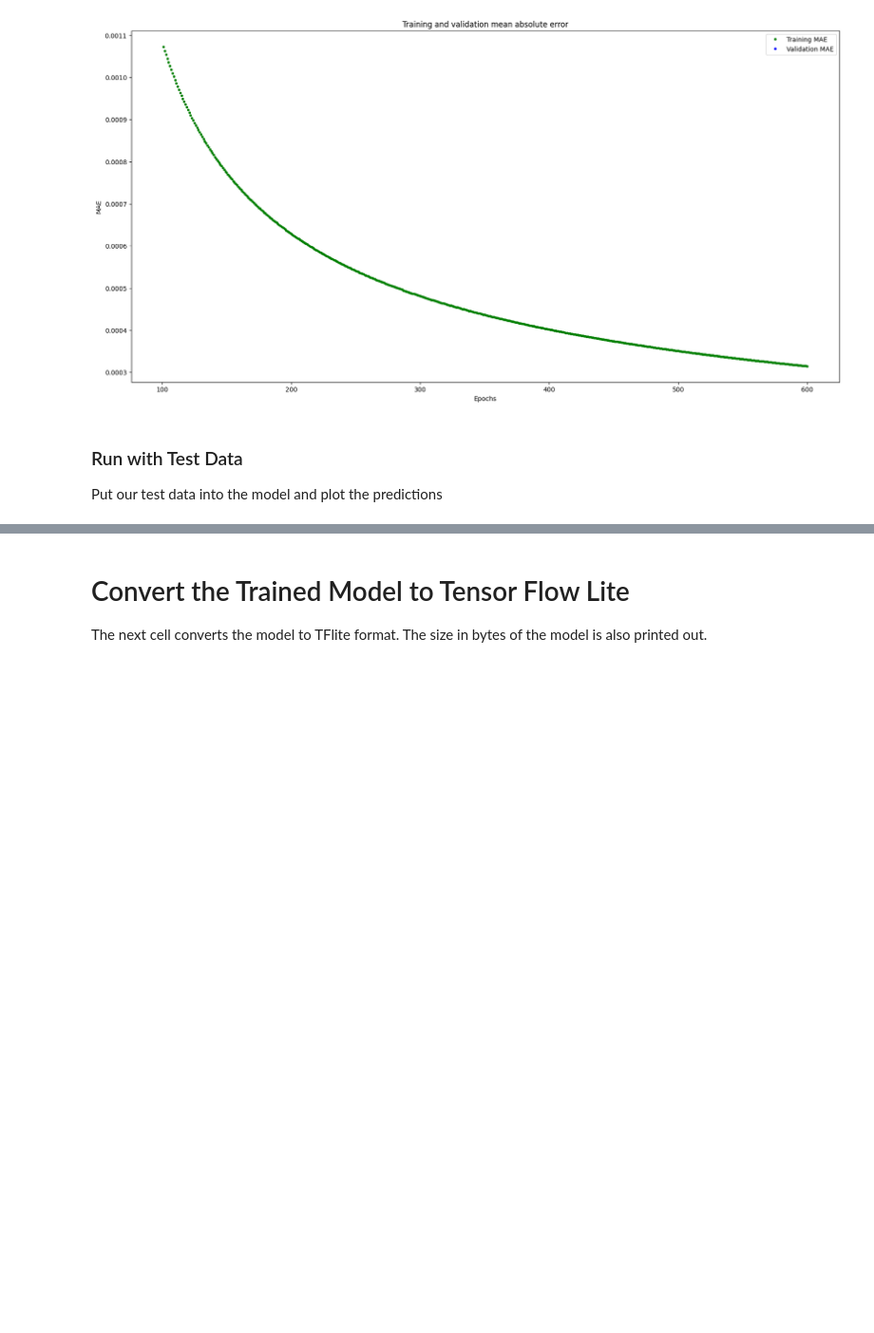
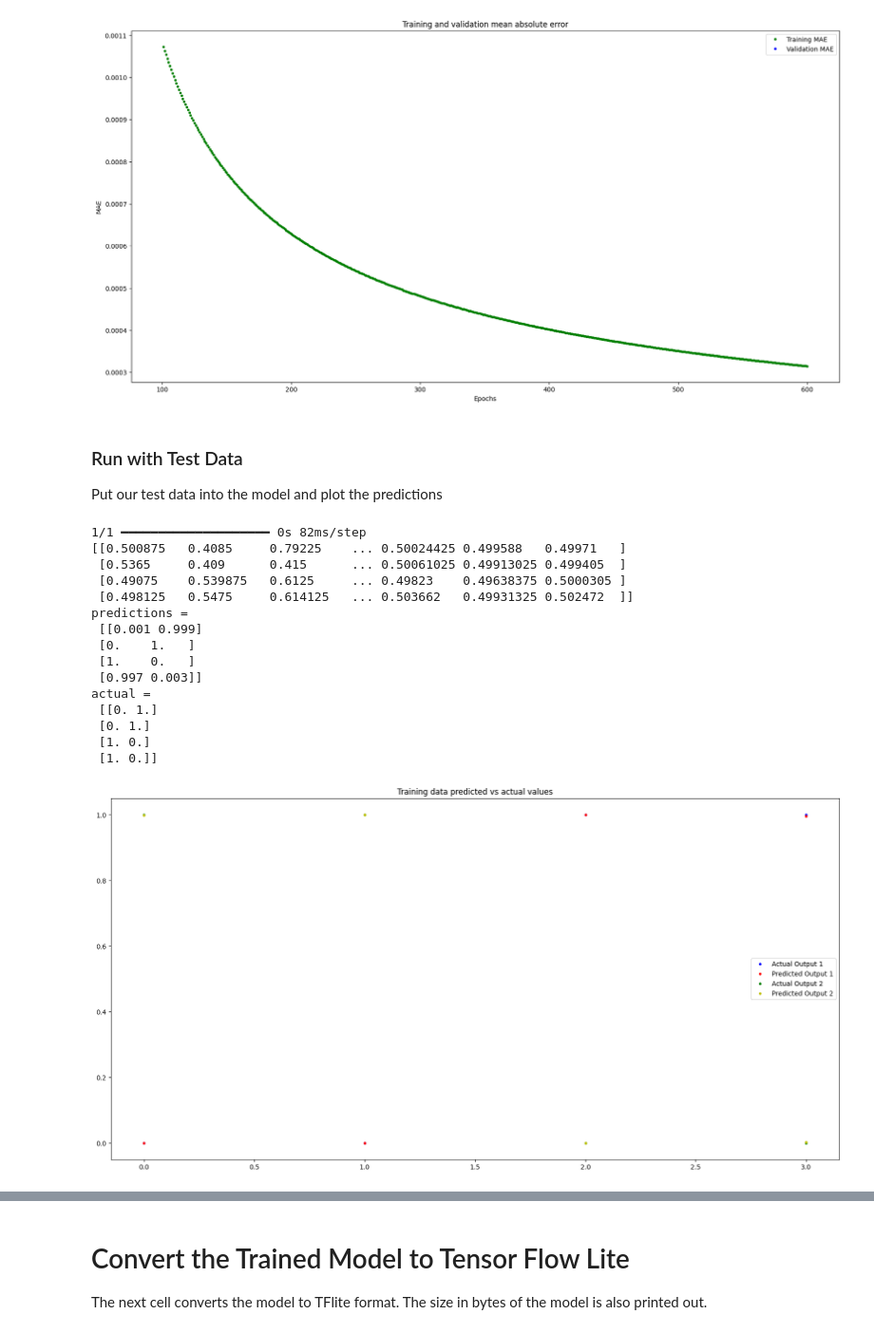
Before and after one commit to ClementR8/EmbeddedAI, a Jupyter notebook: GestureToEmoji/arduino_tinyml_workshop.ipynb, the cells around one changed output, grey strips where cells are left out. Shown at 95% size. Saved outputs shown, nothing was run; the diff lists cells and outputs as text; code cells hidden in the pictures; blank space fills up the shorter version.

```diff
--- a/GestureToEmoji/arduino_tinyml_workshop.ipynb
+++ b/GestureToEmoji/arduino_tinyml_workshop.ipynb
@@ -326,6 +326,51 @@ plt.show()
 # %% [markdown]
 ### Run with Test Data
 Put our test data into the model and plot the predictions
+# %%
+# use the model to predict the test inputs
+predictions = model.predict(inputs_test)
+print(inputs_test)
+
+# print the predictions and the expected ouputs
+print("predictions =\n", np.round(predictions, decimals=3))
+print("actual =\n", outputs_test)
+
+# Plot the predictions along with to the test data
+plt.clf()
+plt.title('Training data predicted vs actual values')
+# Assuming outputs_test has two columns representing two different outputs
+# and you want to plot them separately against a common x-axis (e.g., an index)
+
+# Create an index for the x-axis
+x_axis = range(len(inputs_test))
+
+# Plot the first output
+plt.plot(x_axis, outputs_test[:, 0], 'b.', label='Actual Output 1')
+plt.plot(x_axis, predictions[:, 0], 'r.', label='Predicted Output 1')
+
+# Plot the second output
+plt.plot(x_axis, outputs_test[:, 1], 'g.', label='Actual Output 2')
+plt.plot(x_axis, predictions[:, 1], 'y.', label='Predicted Output 2')
+
+plt.legend()
+plt.show()
+# %% [output]
+1/1 ━━━━━━━━━━━━━━━━━━━━ 0s 82ms/step
+[[0.500875   0.4085     0.79225    ... 0.50024425 0.499588   0.49971   ]
+ [0.5365     0.409      0.415      ... 0.50061025 0.49913025 0.499405  ]
+ [0.49075    0.539875   0.6125     ... 0.49823    0.49638375 0.5000305 ]
+ [0.498125   0.5475     0.614125   ... 0.503662   0.49931325 0.502472  ]]
+predictions =
+ [[0.001 0.999]
+ [0.    1.   ]
+ [1.    0.   ]
+ [0.997 0.003]]
+actual =
+ [[0. 1.]
+ [0. 1.]
+ [1. 0.]
+ [1. 0.]]
+[figure, added]
 # %%
 # use the model to predict the test inputs
 predictions = model.predict(inputs_test)
```
Also changed, not shown: parts of 2 cells of this notebook.
